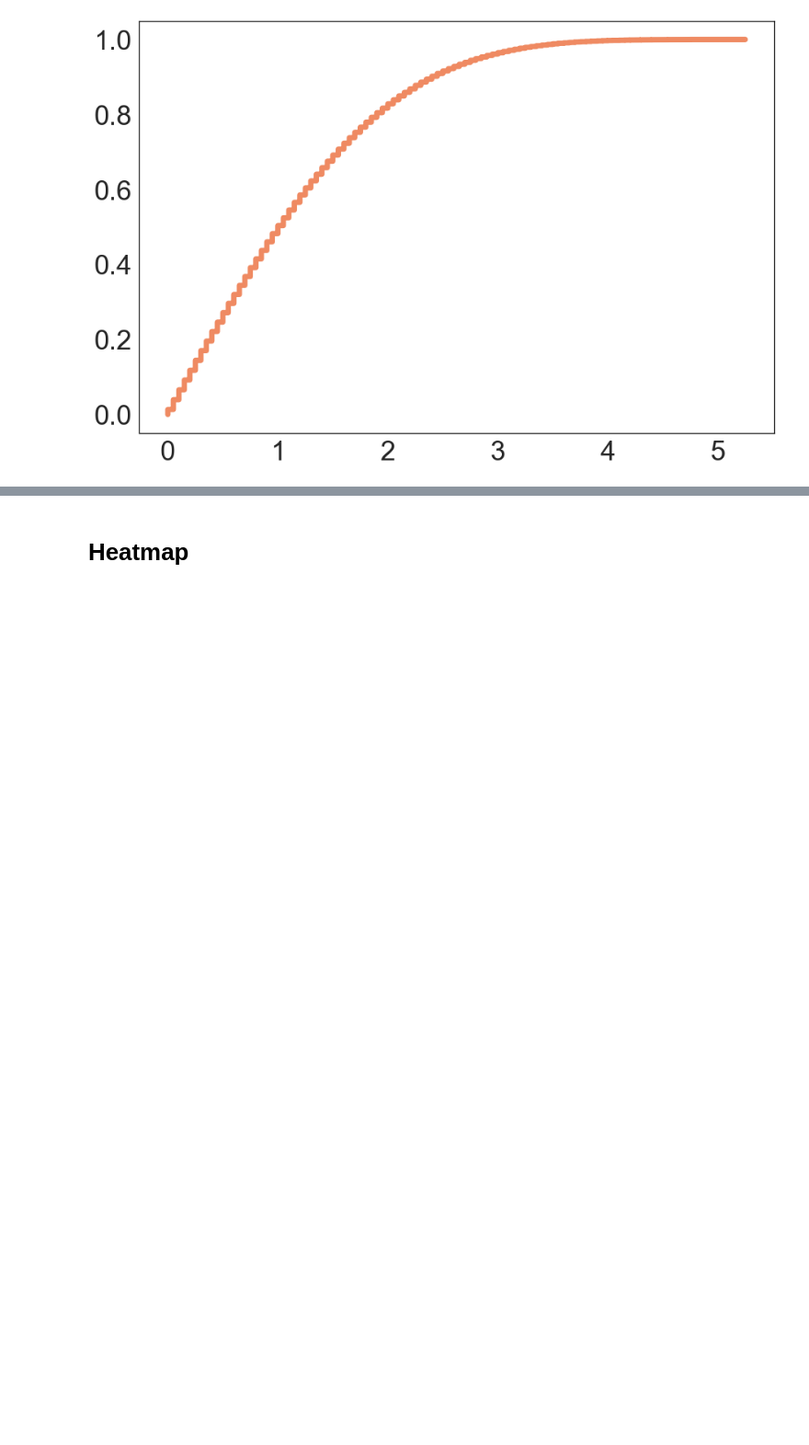
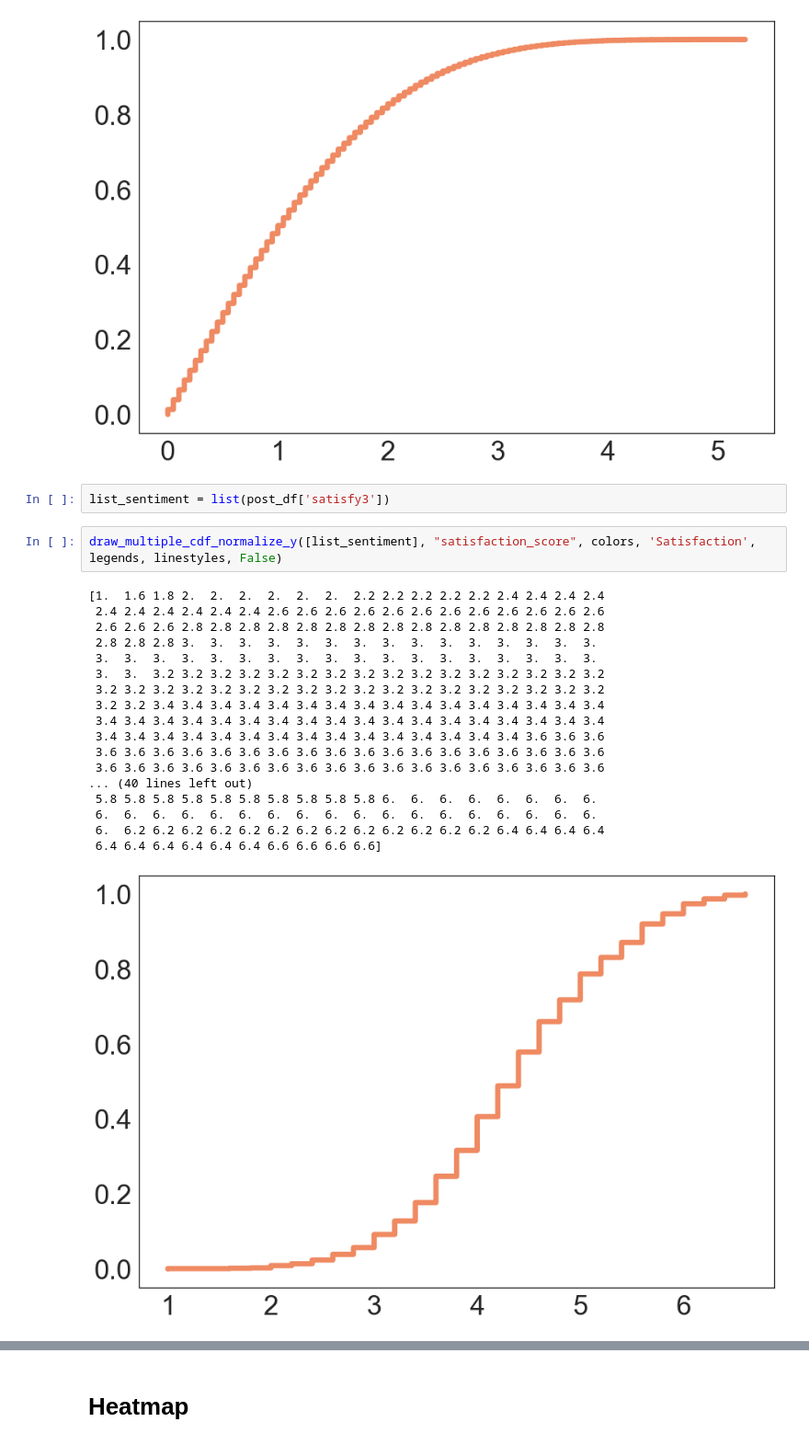
Before and after one commit to tr0up2r/satisfaction-classifier-with-xai, a Jupyter notebook: plotting.ipynb, the cells around one changed output, grey strips where cells are left out. Shown at 92% size. Saved outputs shown, nothing was run; the diff lists cells and outputs as text; blank space fills up the shorter version.

```diff
--- a/plotting.ipynb
+++ b/plotting.ipynb
@@ -433,3 +433,26 @@ draw_multiple_cdf_normalize_y([comb_sub], "satisfaction_difference", colors, 'Sa
 # %% [output]
 [0.   0.   0.   ... 5.25 5.25 5.25]
 [figure]
+# %%
+list_sentiment = list(post_df['satisfy3'])
+# %%
+draw_multiple_cdf_normalize_y([list_sentiment], "satisfaction_score", colors, 'Satisfaction', legends, linestyles, False)
+# %% [output]
+[1.  1.6 1.8 2.  2.  2.  2.  2.  2.  2.2 2.2 2.2 2.2 2.2 2.4 2.4 2.4 2.4
+ 2.4 2.4 2.4 2.4 2.4 2.4 2.6 2.6 2.6 2.6 2.6 2.6 2.6 2.6 2.6 2.6 2.6 2.6
+ 2.6 2.6 2.6 2.8 2.8 2.8 2.8 2.8 2.8 2.8 2.8 2.8 2.8 2.8 2.8 2.8 2.8 2.8
+ 2.8 2.8 2.8 3.  3.  3.  3.  3.  3.  3.  3.  3.  3.  3.  3.  3.  3.  3.
+ 3.  3.  3.  3.  3.  3.  3.  3.  3.  3.  3.  3.  3.  3.  3.  3.  3.  3.
+ 3.  3.  3.2 3.2 3.2 3.2 3.2 3.2 3.2 3.2 3.2 3.2 3.2 3.2 3.2 3.2 3.2 3.2
+ 3.2 3.2 3.2 3.2 3.2 3.2 3.2 3.2 3.2 3.2 3.2 3.2 3.2 3.2 3.2 3.2 3.2 3.2
+ 3.2 3.2 3.4 3.4 3.4 3.4 3.4 3.4 3.4 3.4 3.4 3.4 3.4 3.4 3.4 3.4 3.4 3.4
+ 3.4 3.4 3.4 3.4 3.4 3.4 3.4 3.4 3.4 3.4 3.4 3.4 3.4 3.4 3.4 3.4 3.4 3.4
+ 3.4 3.4 3.4 3.4 3.4 3.4 3.4 3.4 3.4 3.4 3.4 3.4 3.4 3.4 3.4 3.6 3.6 3.6
+ 3.6 3.6 3.6 3.6 3.6 3.6 3.6 3.6 3.6 3.6 3.6 3.6 3.6 3.6 3.6 3.6 3.6 3.6
+ 3.6 3.6 3.6 3.6 3.6 3.6 3.6 3.6 3.6 3.6 3.6 3.6 3.6 3.6 3.6 3.6 3.6 3.6
+... (40 lines left out)
+ 5.8 5.8 5.8 5.8 5.8 5.8 5.8 5.8 5.8 5.8 6.  6.  6.  6.  6.  6.  6.  6.
+ 6.  6.  6.  6.  6.  6.  6.  6.  6.  6.  6.  6.  6.  6.  6.  6.  6.  6.
+ 6.  6.2 6.2 6.2 6.2 6.2 6.2 6.2 6.2 6.2 6.2 6.2 6.2 6.2 6.4 6.4 6.4 6.4
+ 6.4 6.4 6.4 6.4 6.4 6.4 6.6 6.6 6.6 6.6]
+[figure, added]
```
Also changed, not shown: parts of 1 cell of this notebook.
